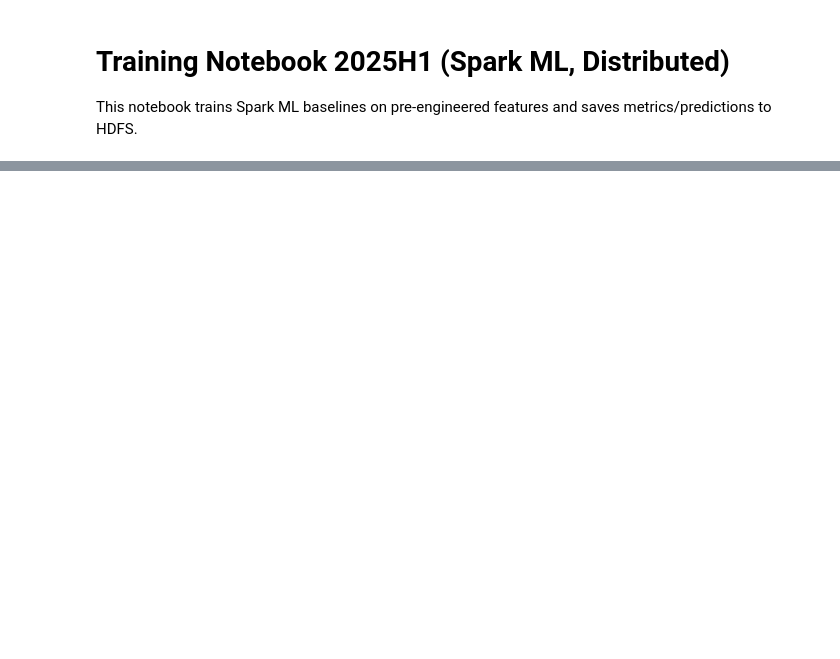
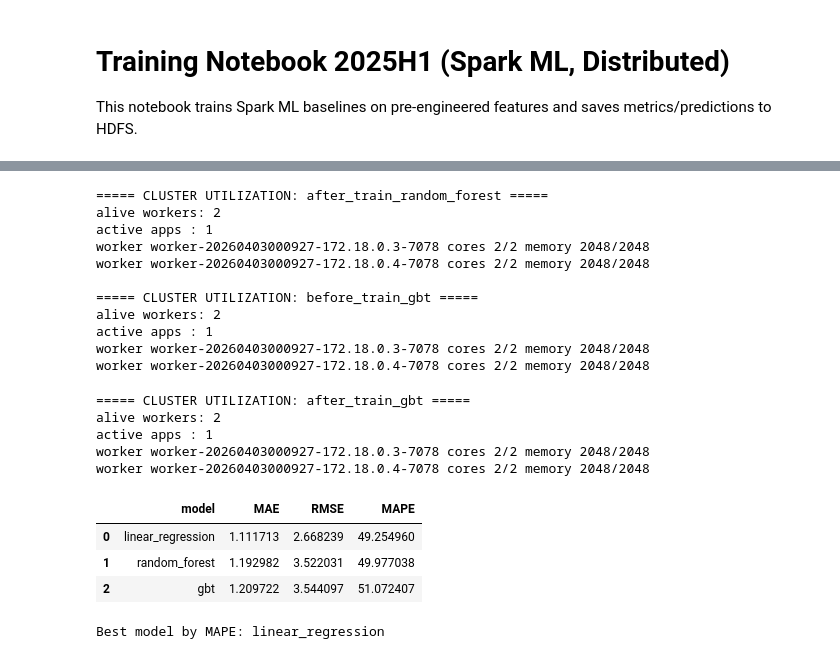
Before and after one commit to PhucLee2304/BTL-MMDS, a Jupyter notebook: code/demand_prediction/training_sparkml_2025H1.ipynb, the cells around one changed output, grey strips where cells are left out. Saved outputs shown, nothing was run; the diff lists cells and outputs as text; code cells hidden in the pictures; blank space fills up the shorter version.

Commit message:
tien: run pipeline

```diff
--- a/code/demand_prediction/training_sparkml_2025H1.ipynb
+++ b/code/demand_prediction/training_sparkml_2025H1.ipynb
@@ -59,10 +119,50 @@ test_df = df.where(F.col("split") == "test")
 # %%
 assembler = VectorAssembler(inputCols=feature_cols, outputCol="features", handleInvalid="skip")
 
+# Fast mode is recommended for this cluster size (2 workers x 2 cores).
+FAST_MODE = True
+TRAIN_SAMPLE_FRACTION = 0.35 if FAST_MODE else 1.0
+
+train_fit_df = train_df
+if TRAIN_SAMPLE_FRACTION < 1.0:
+    train_fit_df = train_df.sample(withReplacement=False, fraction=TRAIN_SAMPLE_FRACTION, seed=42).cache()
+    print(f"[FAST_MODE] Using sampled train rows: {train_fit_df.count()} / {train_df.count()}")
+
 models = [
-    ("linear_regression", LinearRegression(featuresCol="features", labelCol=TARGET_COL, predictionCol="prediction", maxIter=100, regParam=0.1, elasticNetParam=0.0)),
-    ("random_forest", RandomForestRegressor(featuresCol="features", labelCol=TARGET_COL, predictionCol="prediction", numTrees=180, maxDepth=12, seed=42)),
-    ("gbt", GBTRegressor(featuresCol="features", labelCol=TARGET_COL, predictionCol="prediction", maxIter=120, maxDepth=6, stepSize=0.05, seed=42)),
+    (
+        "linear_regression",
+        LinearRegression(
+            featuresCol="features",
+            labelCol=TARGET_COL,
+            predictionCol="prediction",
+            maxIter=60 if FAST_MODE else 100,
+            regParam=0.1,
+            elasticNetParam=0.0,
+        ),
+    ),
+    (
+        "random_forest",
+        RandomForestRegressor(
+            featuresCol="features",
+            labelCol=TARGET_COL,
+            predictionCol="prediction",
+            numTrees=80 if FAST_MODE else 180,
+            maxDepth=10 if FAST_MODE else 12,
+            seed=42,
+        ),
+    ),
+    (
+        "gbt",
+        GBTRegressor(
+            featuresCol="features",
+            labelCol=TARGET_COL,
+            predictionCol="prediction",
+            maxIter=50 if FAST_MODE else 120,
+            maxDepth=5 if FAST_MODE else 6,
+            stepSize=0.05,
+            seed=42,
+        ),
+    ),
 ]
 
 mae_eval = RegressionEvaluator(labelCol=TARGET_COL, predictionCol="prediction", metricName="mae")
@@ -74,8 +174,10 @@ pred_union = None
 for model_name, reg in models:
     cluster_util(f"before_train_{model_name}")
     pipeline = Pipeline(stages=[assembler, reg])
-    fitted = pipeline.fit(train_df)
-    pred = fitted.transform(test_df).withColumn("prediction", F.when(F.col("prediction") < 0, F.lit(0.0)).otherwise(F.col("prediction")))
+    fitted = pipeline.fit(train_fit_df)
+    pred = fitted.transform(test_df).withColumn(
+        "prediction", F.when(F.col("prediction") < 0, F.lit(0.0)).otherwise(F.col("prediction"))
+    )
 
     mae_val = float(mae_eval.evaluate(pred))
     rmse_val = float(rmse_eval.evaluate(pred))
@@ -107,3 +209,4 @@ metrics_pdf = pd.DataFrame(metrics_rows).sort_values("MAPE")
 display(metrics_pdf)
 best_model_name = metrics_pdf.iloc[0]["model"]
 print("Best model by MAPE:", best_model_name)
+# %% [output]
@@ -110,3 +237,24 @@ print("Best model by MAPE:", best_model_name)
+===== CLUSTER UTILIZATION: after_train_random_forest =====
+alive workers: 2
+active apps : 1
+worker worker-20260403000927-172.18.0.3-7078 cores 2/2 memory 2048/2048
+worker worker-20260403000927-172.18.0.4-7078 cores 2/2 memory 2048/2048
+
+===== CLUSTER UTILIZATION: before_train_gbt =====
+alive workers: 2
+active apps : 1
+worker worker-20260403000927-172.18.0.3-7078 cores 2/2 memory 2048/2048
+worker worker-20260403000927-172.18.0.4-7078 cores 2/2 memory 2048/2048
+===== CLUSTER UTILIZATION: after_train_gbt =====
+alive workers: 2
+active apps : 1
+worker worker-20260403000927-172.18.0.3-7078 cores 2/2 memory 2048/2048
+worker worker-20260403000927-172.18.0.4-7078 cores 2/2 memory 2048/2048
+|  | model | MAE | RMSE | MAPE |
+| 0 | linear_regression | 1.111713 | 2.668239 | 49.254960 |
+| 1 | random_forest | 1.192982 | 3.522031 | 49.977038 |
+| 2 | gbt | 1.209722 | 3.544097 | 51.072407 |
+Best model by MAPE: linear_regression
 # %%
 metrics_sdf = spark.createDataFrame(metrics_rows)
 metrics_sdf.write.mode("overwrite").parquet(f"{OUT_BASE}/metrics")
```
Also changed, not shown: parts of 5 cells of this notebook, 2 other files.
